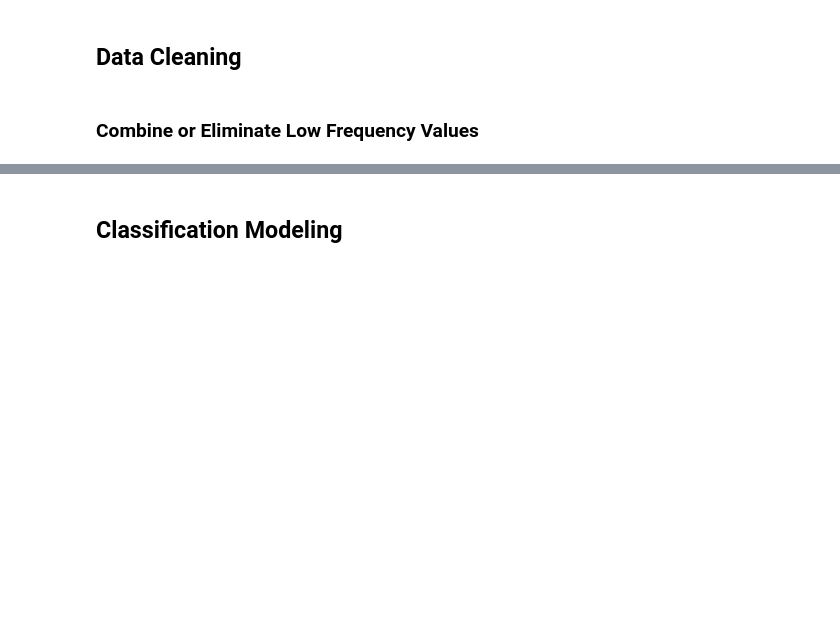
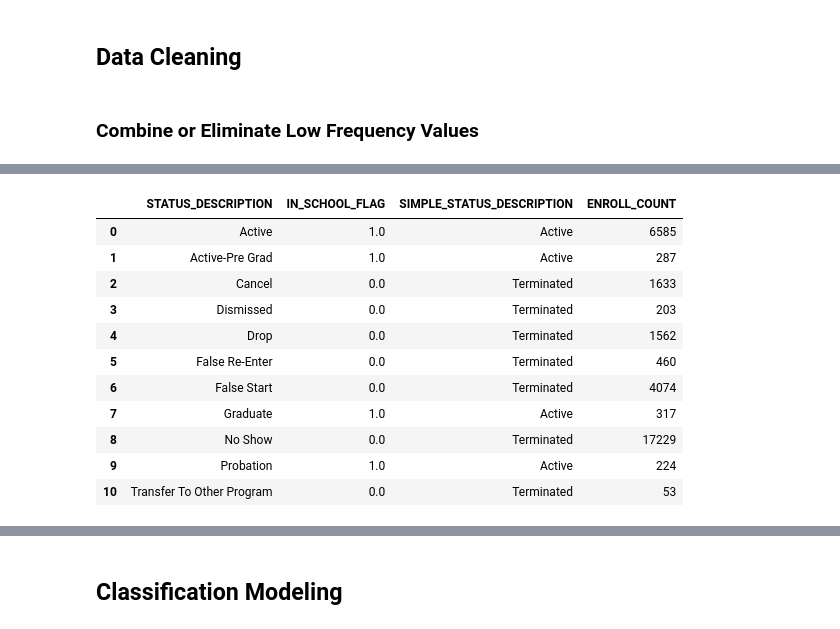
Before and after one commit to idayley/IS455, a Jupyter notebook: 1 Checkpoints/9 Categorical/Checkpoint_DT.ipynb, the cells around one changed output, grey strips where cells are left out. Drawn from its saved outputs; the diff is of its cells as text; code cells hidden in the pictures; blank space fills up the shorter version.

```diff
--- a/1 Checkpoints/9 Categorical/Checkpoint_DT.ipynb
+++ b/1 Checkpoints/9 Categorical/Checkpoint_DT.ipynb
@@ -412,7 +446,26 @@ Image(graph.create_png())
 # %%
 # Question 17: To simplify our eventual model, eliminate all records for students
 # whose 'SIMPLE_STATUS_DESCRIPTION' = 'Other'. Then, reprint the table above to
 # ensure it worked properly.
+
+df_simple = df_ready.copy()
+
+df_simple = df_simple[df_simple['SIMPLE_STATUS_DESCRIPTION'] != 'Other']
+
+df_simple.groupby(['STATUS_DESCRIPTION', 'IN_SCHOOL_FLAG', 'SIMPLE_STATUS_DESCRIPTION']).size().reset_index(name='ENROLL_COUNT')
+# %% [output]
+|  | STATUS_DESCRIPTION | IN_SCHOOL_FLAG | SIMPLE_STATUS_DESCRIPTION | ENROLL_COUNT |
+| 0 | Active | 1.0 | Active | 6585 |
+| 1 | Active-Pre Grad | 1.0 | Active | 287 |
+| 2 | Cancel | 0.0 | Terminated | 1633 |
+| 3 | Dismissed | 0.0 | Terminated | 203 |
+| 4 | Drop | 0.0 | Terminated | 1562 |
+| 5 | False Re-Enter | 0.0 | Terminated | 460 |
+| 6 | False Start | 0.0 | Terminated | 4074 |
+| 7 | Graduate | 1.0 | Active | 317 |
+| 8 | No Show | 0.0 | Terminated | 17229 |
+| 9 | Probation | 1.0 | Active | 224 |
+| 10 | Transfer To Other Program | 0.0 | Terminated | 53 |
 # %%
 # Question 18: Next, eliminate anyone whose 'SIMPLE_STATUS_DESCRIPTION' =
 # 'Transfer To Other Program', 'No Show', or 'False Start' since those outcomes
```
Also changed, not shown: parts of 16 cells of this notebook, 3 other files.
